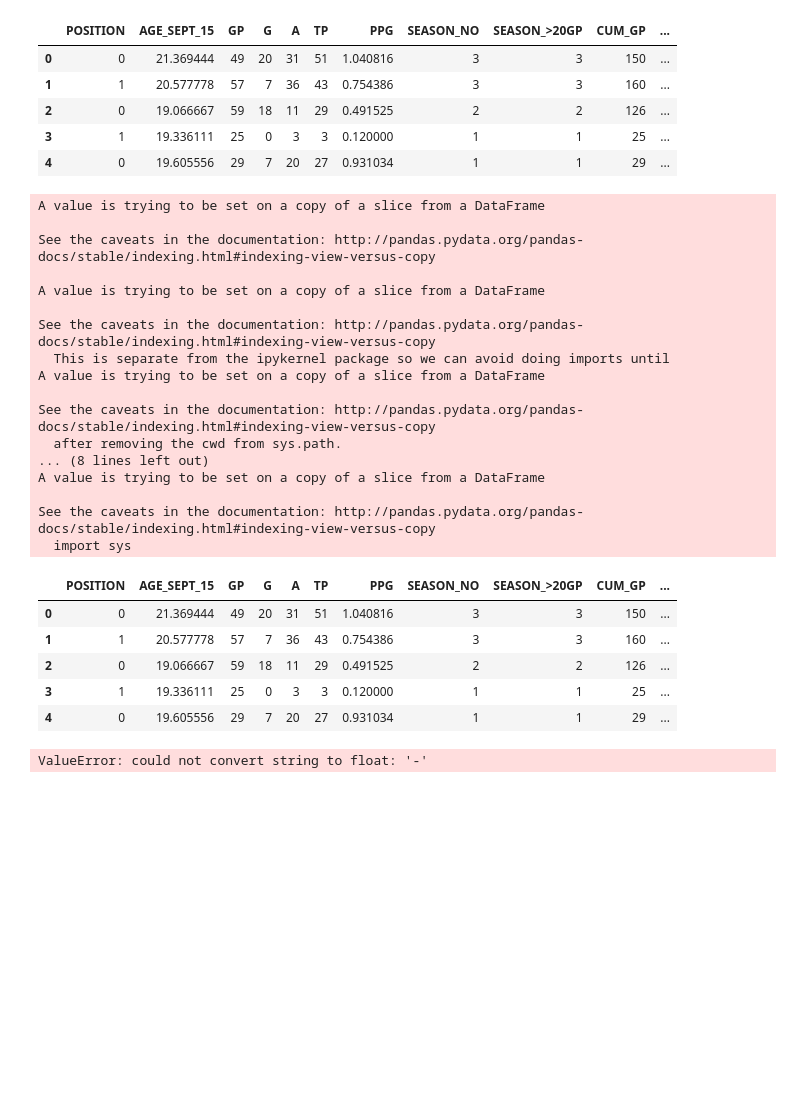
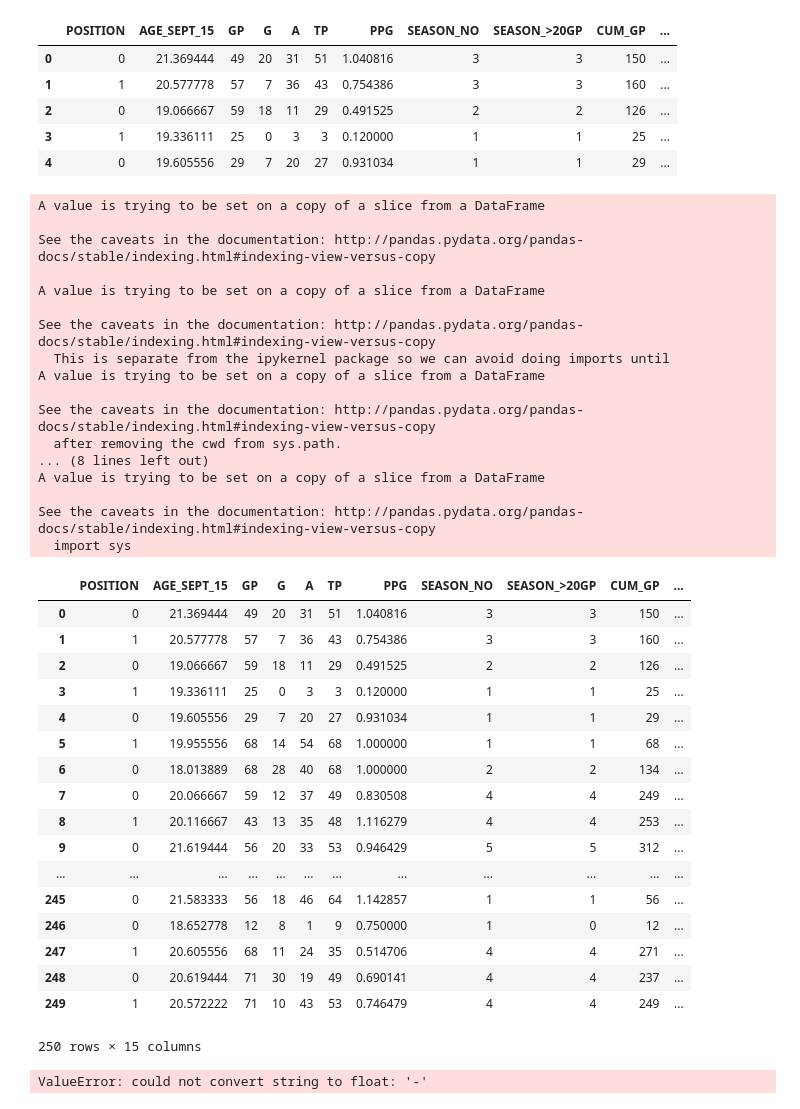
Before and after one commit to kstradinger/Junior-Hockey-Analysis, a Jupyter notebook: Decision_tree_drafted.ipynb, the cells around one changed output. Saved outputs shown, nothing was run; the diff lists cells and outputs as text; code cells hidden in the pictures; blank space fills up the shorter version.

```diff
--- a/Decision_tree_drafted.ipynb
+++ b/Decision_tree_drafted.ipynb
@@ -77,34 +77,46 @@ See the caveats in the documentation: http://pandas.pydata.org/pandas-docs/stabl
 df.DY_STATUS[df.DY_STATUS == 'DY-2'] = 0
 df.DY_STATUS[df.DY_STATUS == 'DY-1'] = 1
 df.DY_STATUS[df.DY_STATUS == 'DY'] = 2
 df.DY_STATUS[df.DY_STATUS == 'DY+1'] = 3
 df.DY_STATUS[df.DY_STATUS == 'DY+2'] = 4
 df.DY_STATUS[df.DY_STATUS == 'DY+3'] = 5
-df.head()
+df.head(250)
 # %% [output]
 A value is trying to be set on a copy of a slice from a DataFrame
 
 See the caveats in the documentation: http://pandas.pydata.org/pandas-docs/stable/indexing.html#indexing-view-versus-copy
 
 A value is trying to be set on a copy of a slice from a DataFrame
 
 See the caveats in the documentation: http://pandas.pydata.org/pandas-docs/stable/indexing.html#indexing-view-versus-copy
   This is separate from the ipykernel package so we can avoid doing imports until
 A value is trying to be set on a copy of a slice from a DataFrame
 
 See the caveats in the documentation: http://pandas.pydata.org/pandas-docs/stable/indexing.html#indexing-view-versus-copy
   after removing the cwd from sys.path.
 ... (8 lines left out)
 A value is trying to be set on a copy of a slice from a DataFrame
 
 See the caveats in the documentation: http://pandas.pydata.org/pandas-docs/stable/indexing.html#indexing-view-versus-copy
   import sys
 |  | POSITION | AGE_SEPT_15 | GP | G | A | TP | PPG | SEASON_NO | SEASON_>20GP | CUM_GP | ... |
 | 0 | 0 | 21.369444 | 49 | 20 | 31 | 51 | 1.040816 | 3 | 3 | 150 | ... |
 | 1 | 1 | 20.577778 | 57 | 7 | 36 | 43 | 0.754386 | 3 | 3 | 160 | ... |
 | 2 | 0 | 19.066667 | 59 | 18 | 11 | 29 | 0.491525 | 2 | 2 | 126 | ... |
 | 3 | 1 | 19.336111 | 25 | 0 | 3 | 3 | 0.120000 | 1 | 1 | 25 | ... |
 | 4 | 0 | 19.605556 | 29 | 7 | 20 | 27 | 0.931034 | 1 | 1 | 29 | ... |
+| 5 | 1 | 19.955556 | 68 | 14 | 54 | 68 | 1.000000 | 1 | 1 | 68 | ... |
+| 6 | 0 | 18.013889 | 68 | 28 | 40 | 68 | 1.000000 | 2 | 2 | 134 | ... |
+| 7 | 0 | 20.066667 | 59 | 12 | 37 | 49 | 0.830508 | 4 | 4 | 249 | ... |
+| 8 | 1 | 20.116667 | 43 | 13 | 35 | 48 | 1.116279 | 4 | 4 | 253 | ... |
+| 9 | 0 | 21.619444 | 56 | 20 | 33 | 53 | 0.946429 | 5 | 5 | 312 | ... |
+| ... | ... | ... | ... | ... | ... | ... | ... | ... | ... | ... | ... |
+| 245 | 0 | 21.583333 | 56 | 18 | 46 | 64 | 1.142857 | 1 | 1 | 56 | ... |
+| 246 | 0 | 18.652778 | 12 | 8 | 1 | 9 | 0.750000 | 1 | 0 | 12 | ... |
+| 247 | 1 | 20.605556 | 68 | 11 | 24 | 35 | 0.514706 | 4 | 4 | 271 | ... |
+| 248 | 0 | 20.619444 | 71 | 30 | 19 | 49 | 0.690141 | 4 | 4 | 237 | ... |
+| 249 | 1 | 20.572222 | 71 | 10 | 43 | 53 | 0.746479 | 4 | 4 | 249 | ... |
+250 rows × 15 columns
 # %%
 # split data into inputs and outputs
 data = df.values
```
